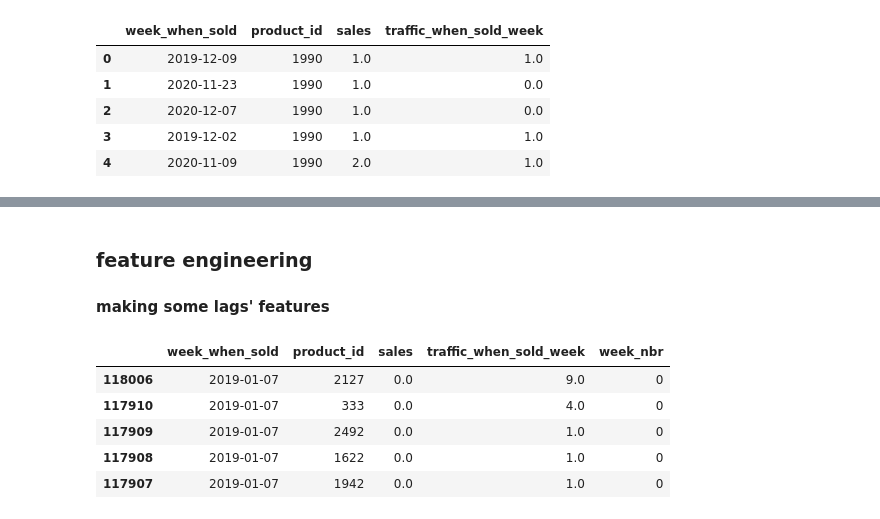
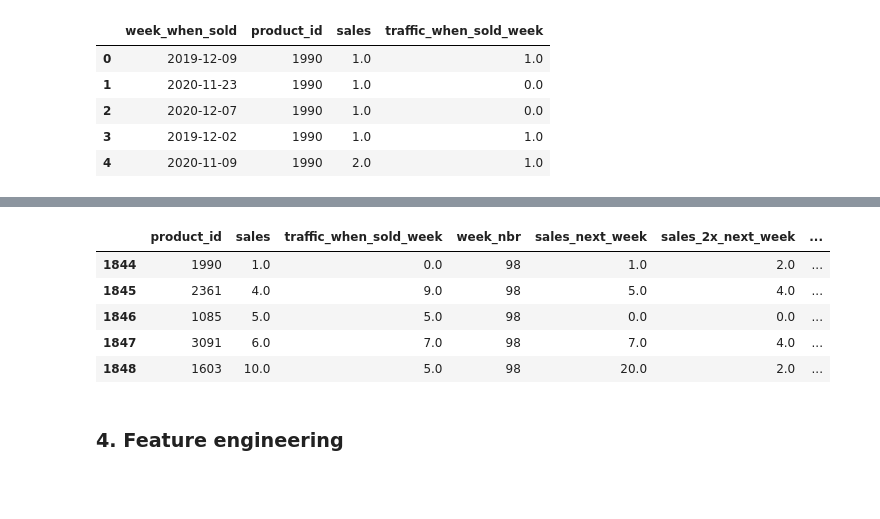
Before and after one commit to tomek-programowanie/time_series_sales_prediction, a Jupyter notebook: product-level sales prediction.ipynb, the cells around one changed output, grey strips where cells are left out. Saved outputs shown, nothing was run; the diff lists cells and outputs as text; code cells hidden in the pictures; blank space fills up the shorter version.

```diff
--- a/product-level sales prediction.ipynb
+++ b/product-level sales prediction.ipynb
@@ -170,4 +149,0 @@ _time_df.head()
-# %%
-df_data = pd.merge(df_data, _time_df, left_on='week_when_sold', right_on='date', how='inner')
-df_data.drop(['date'], axis=1, inplace=True)
-df_data.head()
@@ -180,0 +168,4 @@ df_data.head()
+# %%
+df_data = pd.merge(df_data, _time_df, left_on='week_when_sold', right_on='date', how='inner')
+df_data.drop(['date', 'week_when_sold'], axis=1, inplace=True)
+df_data.head()
@@ -180,0 +183,5 @@ df_data.head()
+# %%
+# train/val split; we do have ~100 weeks, hence 80th week is covering ~80% of data
+split_point = 80
+train = df_data[df_data['week_nbr'] < split_point].copy()
+val = df_data[df_data['week_nbr'] >= split_point].copy()
@@ -180,0 +200,17 @@ df_data.head()
+# %%
+train['sales_next_week'] = train.groupby(['product_id'])['sales'].shift(-1)
+train['sales_2x_next_week'] = train.groupby(['product_id'])['sales'].shift(-2)
+train['sales_3x_next_week'] = train.groupby(['product_id'])['sales'].shift(-3)
+
+val['sales_next_week'] = val.groupby(['product_id'])['sales'].shift(-1)
+val['sales_2x_next_week'] = val.groupby(['product_id'])['sales'].shift(-2)
+val['sales_3x_next_week'] = val.groupby(['product_id'])['sales'].shift(-3)
+
+val.head()
+# %% [output]
+|  | product_id | sales | traffic_when_sold_week | week_nbr | sales_next_week | sales_2x_next_week | ... |
+| 1844 | 1990 | 1.0 | 0.0 | 98 | 1.0 | 2.0 | ... |
+| 1845 | 2361 | 4.0 | 9.0 | 98 | 5.0 | 4.0 | ... |
+| 1846 | 1085 | 5.0 | 5.0 | 98 | 0.0 | 0.0 | ... |
+| 1847 | 3091 | 6.0 | 7.0 | 98 | 7.0 | 4.0 | ... |
+| 1848 | 1603 | 10.0 | 5.0 | 98 | 20.0 | 2.0 | ... |
@@ -181,13 +219,2 @@ df_data.head()
 # %% [markdown]
-### feature engineering
-#### making some lags' features
+### 4. Feature engineering
-# %%
-df_data = df_data.sort_values(by="week_when_sold")
-df_data.head()
-# %% [output]
-|  | week_when_sold | product_id | sales | traffic_when_sold_week | week_nbr |
-| 118006 | 2019-01-07 | 2127 | 0.0 | 9.0 | 0 |
-| 117910 | 2019-01-07 | 333 | 0.0 | 4.0 | 0 |
-| 117909 | 2019-01-07 | 2492 | 0.0 | 1.0 | 0 |
-| 117908 | 2019-01-07 | 1622 | 0.0 | 1.0 | 0 |
-| 117907 | 2019-01-07 | 1942 | 0.0 | 1.0 | 0 |
```
Also changed, not shown: parts of 44 cells of this notebook.
